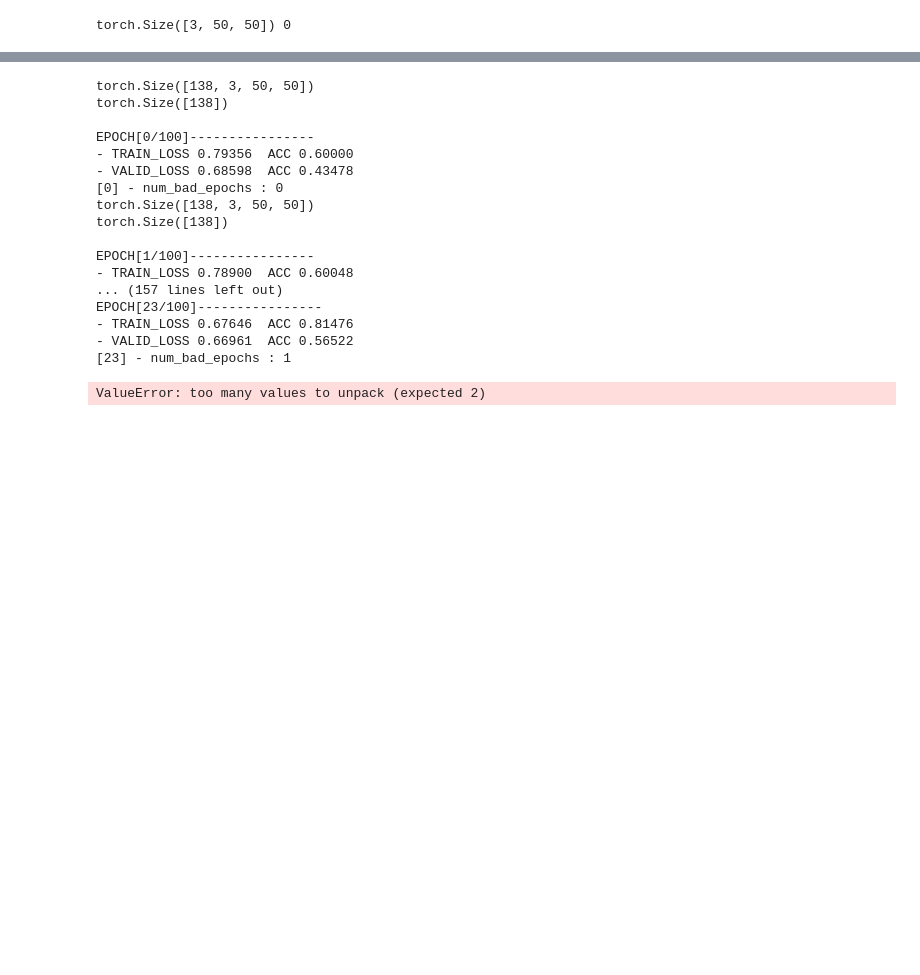
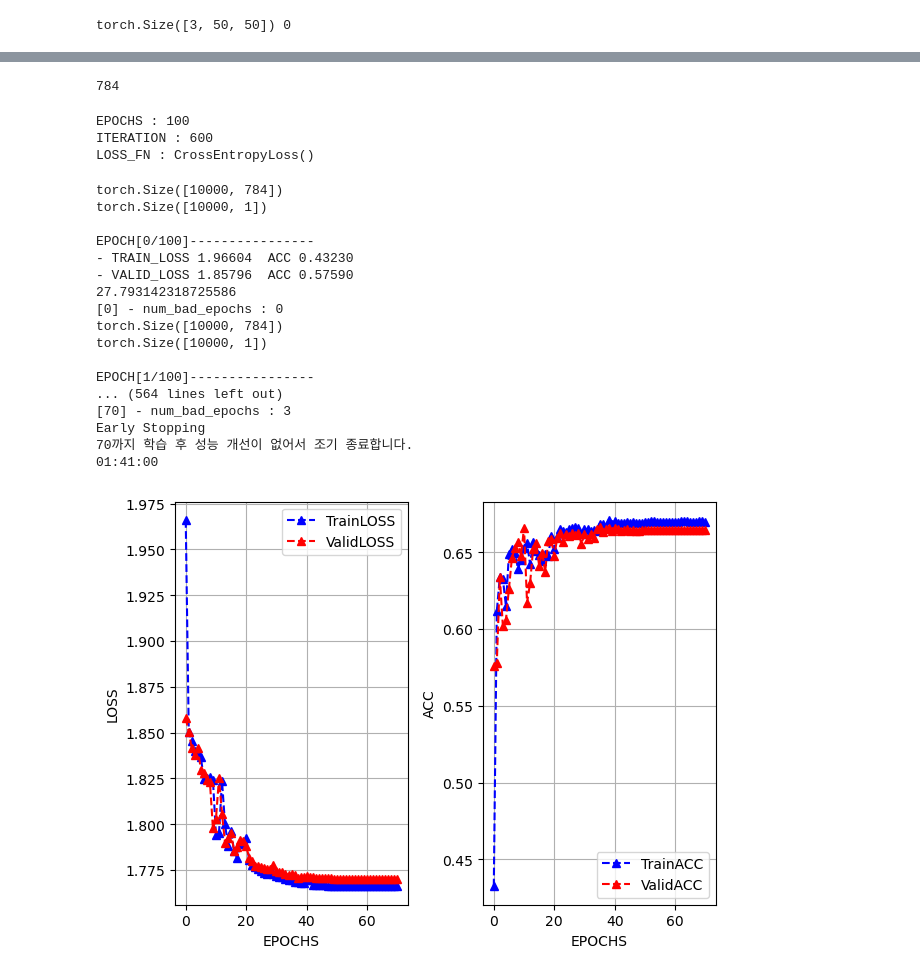
Before and after one commit to matdongsan5/ML, a Jupyter notebook: DL/D0402/ex_cnn_cat_dog.ipynb, the cells around one changed output, grey strips where cells are left out. Cells and saved outputs as stored; diff of their text form; code cells hidden in the pictures; blank space fills up the shorter version.

```diff
--- a/DL/D0402/ex_cnn_cat_dog.ipynb
+++ b/DL/D0402/ex_cnn_cat_dog.ipynb
@@ -134,0 +198,28 @@ torch.Size([3, 50, 50]) 0
+# %%
+fas_trainDS = Common_Dataset(trainDF.iloc[:,1:], trainDF['label'])
+fas_testDS = Common_Dataset(testDF.iloc[:,1:], testDF['label'])
+# %%
+28*28
+# %% [output]
+784
+# %%
+class CD_CNN(nn.Module):
+    def __init__(self):
+        super().__init__()
+        self.conv1 = nn.Conv2d(1, 32, kernel_size=3, padding=1)  # 입력 채널=1 (흑백), 출력 채널=32
+        self.pool = nn.MaxPool2d(2, 2)  # 풀링 레이어 (2x2)
+        self.conv2 = nn.Conv2d(32, 64, kernel_size=3, padding=1)  # Conv 레이어 추가
+
+        self.fc1 = nn.Linear(64 * 7 * 7, 128)  # Fully Connected Layer
+        self.fc2 = nn.Linear(128, 10)  # 출력층 (이진 분류)
+
+    def forward(self, x):
+        x = x.view(-1, 1, 28, 28)  # ✅ 784 → (1, 28, 28)로 변환
+        x = self.pool(nn.ReLU()(self.conv1(x)))
+        x = self.pool(nn.ReLU()(self.conv2(x)))
+        x = torch.flatten(x, 1)  # Feature 맵을 1차원으로 변환
+        x = nn.ReLU()(self.fc1(x))
+        x = torch.sigmoid(self.fc2(x))  # 이진 분류 (0~1)
+        return x
+# %%
+fasModel = CD_CNN()
@@ -135,24 +229,30 @@ torch.Size([3, 50, 50]) 0
+# %%
+faslearn = TT_classifier(fasModel,fas_trainDS, fas_testDS, LOSS_FN=nn.CrossEntropyLoss())
+# %% [output]
+EPOCHS : 100
+ITERATION : 600
+LOSS_FN : CrossEntropyLoss()
 # %%
-HIST = testCF.cycling()
+HIST = faslearn.cycling()
 # %% [output]
-torch.Size([138, 3, 50, 50])
-torch.Size([138])
+torch.Size([10000, 784])
+torch.Size([10000, 1])
 
 EPOCH[0/100]----------------
-- TRAIN_LOSS 0.79356  ACC 0.60000
-- VALID_LOSS 0.68598  ACC 0.43478
+- TRAIN_LOSS 1.96604  ACC 0.43230
+- VALID_LOSS 1.85796  ACC 0.57590
+27.793142318725586
 [0] - num_bad_epochs : 0
-torch.Size([138, 3, 50, 50])
-torch.Size([138])
+torch.Size([10000, 784])
+torch.Size([10000, 1])
 
 EPOCH[1/100]----------------
-- TRAIN_LOSS 0.78900  ACC 0.60048
-... (157 lines left out)
-EPOCH[23/100]----------------
-- TRAIN_LOSS 0.67646  ACC 0.81476
-- VALID_LOSS 0.66961  ACC 0.56522
-[23] - num_bad_epochs : 1
+... (564 lines left out)
+[70] - num_bad_epochs : 3
+Early Stopping
+70까지 학습 후 성능 개선이 없어서 조기 종료합니다.
+01:41:00
 # %%
-testCF.draw_graph()
+faslearn.draw_graph()
 # %% [output]
-ValueError: too many values to unpack (expected 2)
+[figure, added]
```
Also changed, not shown: parts of 23 cells of this notebook, 2 other files.
